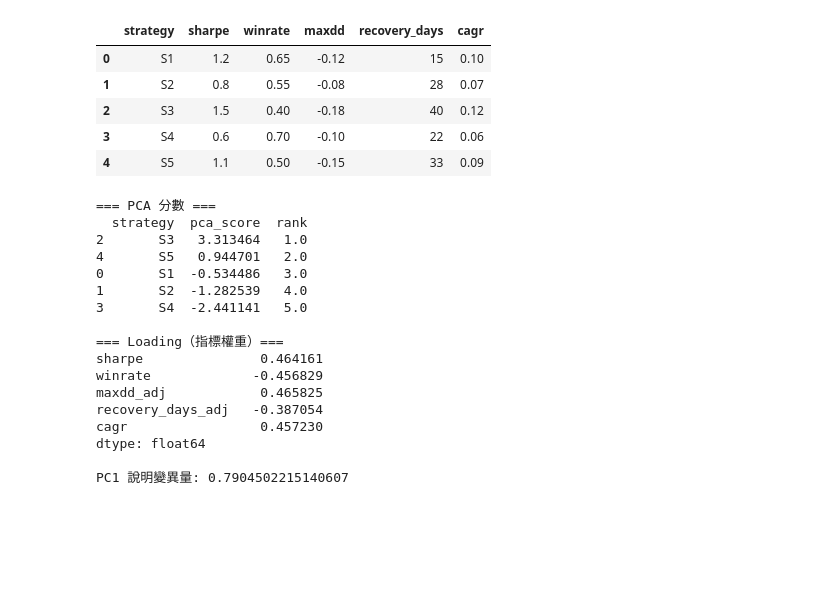
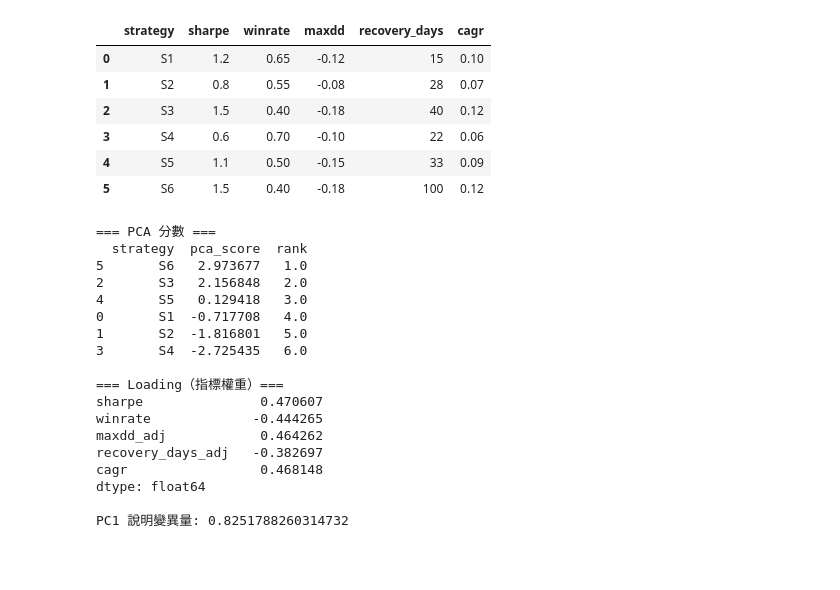
Before and after one commit to Xin95172/JimQuant, a Jupyter notebook: test.ipynb, the cells around one changed output. Saved outputs shown, nothing was run; the diff lists cells and outputs as text; code cells hidden in the pictures; blank space fills up the shorter version.

```diff
--- a/test.ipynb
+++ b/test.ipynb
@@ -1,23 +21,24 @@
 # %%
 import pandas as pd
 
 # 策略績效指標（示範）
 df = pd.DataFrame({
-    "strategy": ["S1", "S2", "S3", "S4", "S5"],
-    "sharpe": [1.2, 0.8, 1.5, 0.6, 1.1],
-    "winrate": [0.65, 0.55, 0.40, 0.70, 0.50],
-    "maxdd": [-0.12, -0.08, -0.18, -0.10, -0.15],      # 越小越好
-    "recovery_days": [15, 28, 40, 22, 33],             # 越小越好
-    "cagr": [0.10, 0.07, 0.12, 0.06, 0.09]
+    "strategy": ["S1", "S2", "S3", "S4", "S5", "S6"],
+    "sharpe": [1.2, 0.8, 1.5, 0.6, 1.1, 1.5],
+    "winrate": [0.65, 0.55, 0.40, 0.70, 0.50, 0.4],
+    "maxdd": [-0.12, -0.08, -0.18, -0.10, -0.15, -0.18],      # 越小越好
+    "recovery_days": [15, 28, 40, 22, 33, 100],             # 越小越好
+    "cagr": [0.10, 0.07, 0.12, 0.06, 0.09, 0.12]
 })
 df
 # %% [output]
 |  | strategy | sharpe | winrate | maxdd | recovery_days | cagr |
 | 0 | S1 | 1.2 | 0.65 | -0.12 | 15 | 0.10 |
 | 1 | S2 | 0.8 | 0.55 | -0.08 | 28 | 0.07 |
 | 2 | S3 | 1.5 | 0.40 | -0.18 | 40 | 0.12 |
 | 3 | S4 | 0.6 | 0.70 | -0.10 | 22 | 0.06 |
 | 4 | S5 | 1.1 | 0.50 | -0.15 | 33 | 0.09 |
+| 5 | S6 | 1.5 | 0.40 | -0.18 | 100 | 0.12 |
 # %%
 from sklearn.preprocessing import StandardScaler
 from sklearn.decomposition import PCA
@@ -107,18 +128,21 @@ plot_variance_plotly(var_ratio)
 # %% [output]
 === PCA 分數 ===
   strategy  pca_score  rank
-2       S3   3.313464   1.0
-4       S5   0.944701   2.0
-0       S1  -0.534486   3.0
-1       S2  -1.282539   4.0
-3       S4  -2.441141   5.0
+5       S6   2.973677   1.0
+2       S3   2.156848   2.0
+4       S5   0.129418   3.0
+0       S1  -0.717708   4.0
+1       S2  -1.816801   5.0
+3       S4  -2.725435   6.0
 
 === Loading（指標權重）===
-sharpe               0.464161
-winrate             -0.456829
-maxdd_adj            0.465825
-recovery_days_adj   -0.387054
-cagr                 0.457230
+sharpe               0.470607
+winrate             -0.444265
+maxdd_adj            0.464262
+recovery_days_adj   -0.382697
+cagr                 0.468148
 dtype: float64
 
-PC1 說明變異量: 0.7904502215140607
+PC1 說明變異量: 0.8251788260314732
+# %% [markdown]
+#
```
Also changed, not shown: parts of 1 cell of this notebook.
